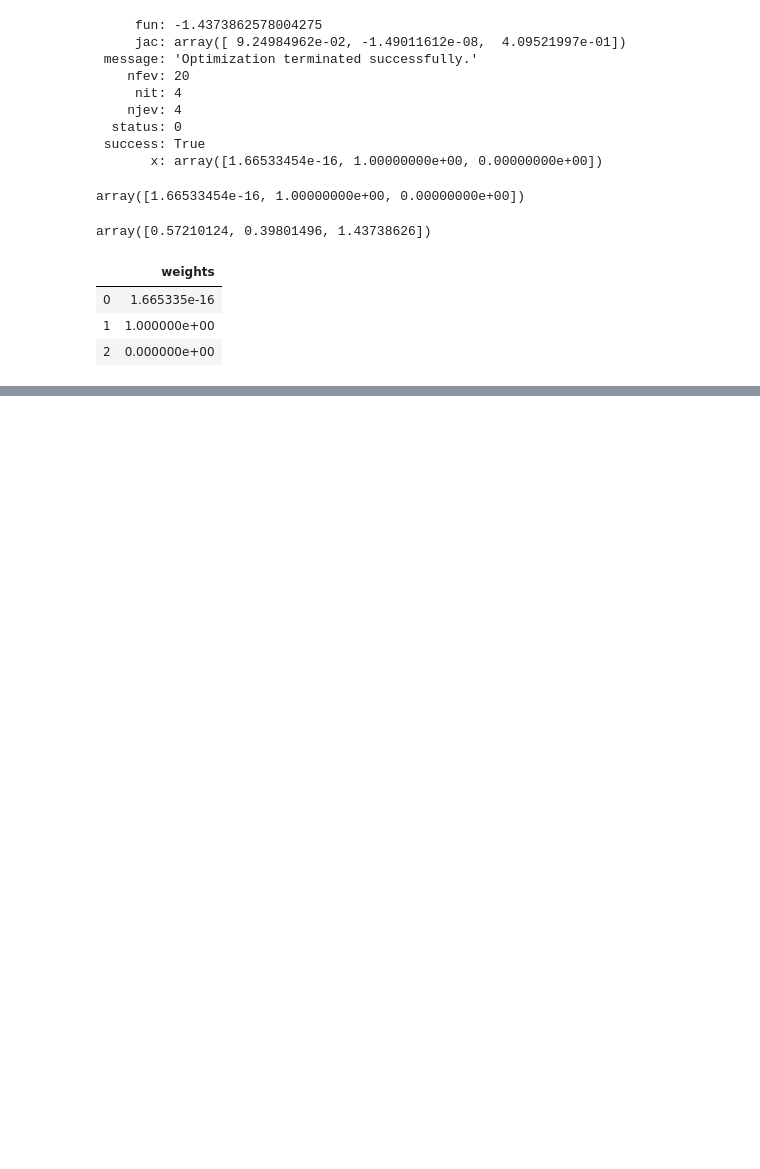
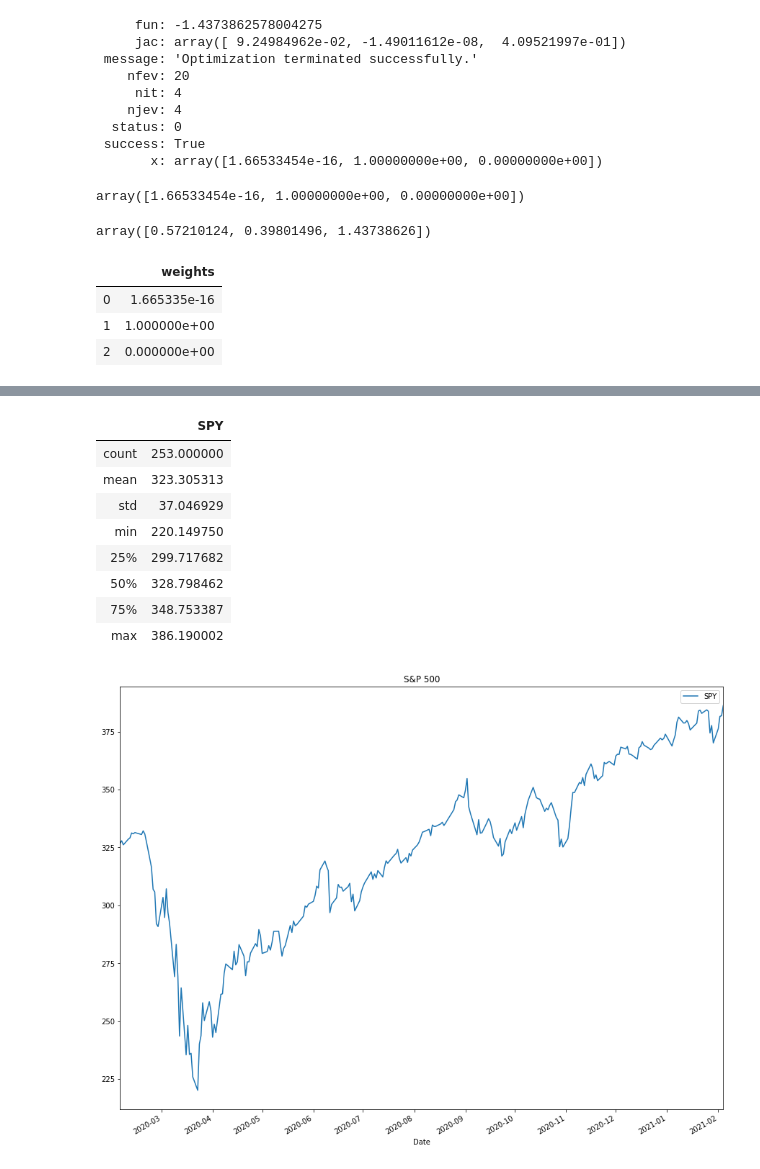
Before and after one commit to shiyu-hua/financial-modeling-project, a Jupyter notebook: financial modeling with ETFs.ipynb, the cells around one changed output, grey strips where cells are left out. Saved outputs shown, nothing was run; the diff lists cells and outputs as text; code cells hidden in the pictures; blank space fills up the shorter version.

```diff
--- a/financial modeling with ETFs.ipynb
+++ b/financial modeling with ETFs.ipynb
@@ -237,0 +252,3 @@ df
+# %%
+benchmark = etf_prices.drop(['BOTZ', 'DRIV', 'SPYG'], axis =1)
+benchmark.head()
@@ -237,0 +277,14 @@ df
+# %%
+benchmark.plot(title = 'S&P 500')
+benchmark.describe()
+# %% [output]
+|  | SPY |
+| count | 253.000000 |
+| mean | 323.305313 |
+| std | 37.046929 |
+| min | 220.149750 |
+| 25% | 299.717682 |
+| 50% | 328.798462 |
+| 75% | 348.753387 |
+| max | 386.190002 |
+[figure, added]
```
Also changed, not shown: parts of 10 cells of this notebook.
